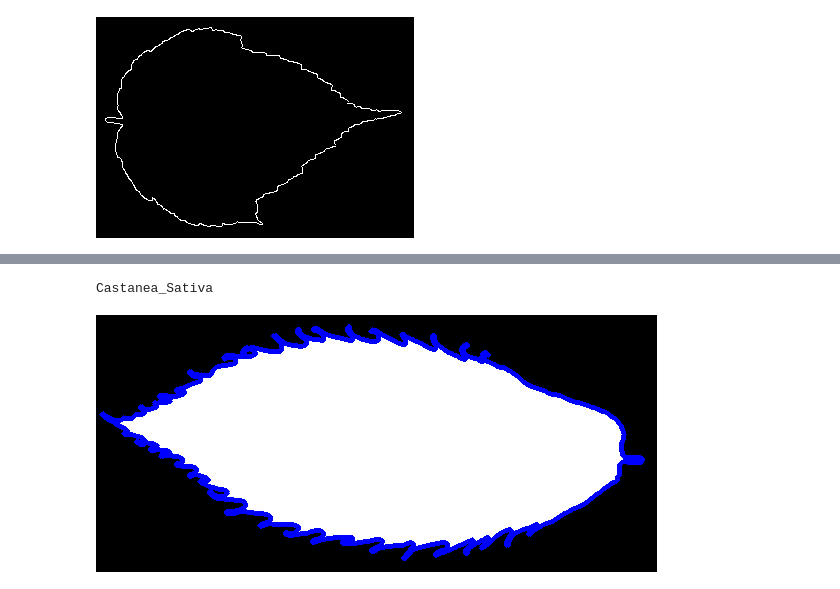
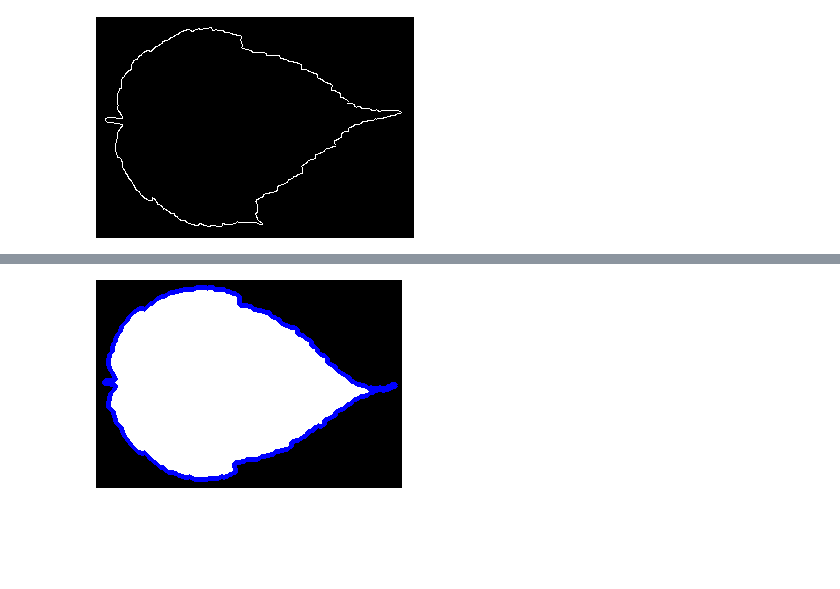
Before and after one commit to divardhia/PCVK_Genap_2022, a Jupyter notebook: final_project.ipynb, the cells around one changed output, grey strips where cells are left out. Saved outputs shown, nothing was run; the diff lists cells and outputs as text; code cells hidden in the pictures; blank space fills up the shorter version.

```diff
--- a/final_project.ipynb
+++ b/final_project.ipynb
@@ -135,40 +164,17 @@ def prediksi_daun_knn(area):
   else:
     prediksi = "Castanea_Sativa"
   return prediksi
-# %%
-# Klasifikasi KNN
-
-#image = cv.imread('/content/drive/MyDrive/PCVK_MM/Images/Leaf_01/Acer_Capillipes/acer_capillipes_01.ab.jpg')
-#image = cv.imread('/content/drive/MyDrive/PCVK_MM/Images/Leaf_01/Acer_Circinatum/Acer_Circinatum_01.ab.jpg')
-image = cv.imread('/content/drive/MyDrive/PCVK_MM/Images/Leaf_01/Castanea_Sativa/Castanea_Sativa_03.ab.jpg')
-
-# resize gambar input
-scale_percent = 50 # percent of original size
-width = int(image.shape[1] * scale_percent / 100)
-height = int(image.shape[0] * scale_percent / 100)
-dim = (width, height)
-image = cv.resize(image, dim)
-image_gray = cv.cvtColor(image, cv.COLOR_BGR2GRAY)
-
-# Menerapkan Canny Edge Detection
-edged = cv.Canny(image_gray, 30, 200)
-
-# Menerapkan fungsi findContours() openCV
-contours, hierarchy = cv.findContours(edged,
-    cv.RETR_EXTERNAL, cv.CHAIN_APPROX_NONE)
-cv.drawContours(image, contours, -1, (255, 0, 0), 3)
-
-# Menghitung area input gambar
-area = np.array([[0]])
-for i in range(edged.shape[0]):
-  for j in range(edged.shape[1]):
-    if(edged[i,j] > 0):
-      area[0][0] += 1
-
-# Prediksi Bentuk Daun
-print(prediksi_daun_knn(area))
-
-cv2_imshow(image)
-# %% [output]
-Castanea_Sativa
-[figure, removed]
+# %%
+# Menerapkan fungsi findContours() openCV pada data test
+contours = [ [ None for y in range( len(edged_test[0]) ) ] for x in range( len(edged_test) ) ]
+hierarchy = [ [ None for y in range( len(edged_test[0]) ) ] for x in range( len(edged_test) ) ]
+for i in range(len(edged_test)):
+  for j in range(len(edged_test[0])):
+    test_images[i][j] = cv.cvtColor(test_images[i][j], cv.COLOR_GRAY2RGB)
+    contours[i][j], hierarchy[i][j] = cv.findContours(edged_test[i][j],
+        cv.RETR_EXTERNAL, cv.CHAIN_APPROX_NONE)
+    cv.drawContours(test_images[i][j], contours[i][j], -1, (255, 0, 0), 3)
+# %%
+cv2_imshow(test_images[0][1])
+# %% [output]
+[figure, added]
```
Also changed, not shown: parts of 14 cells of this notebook.
